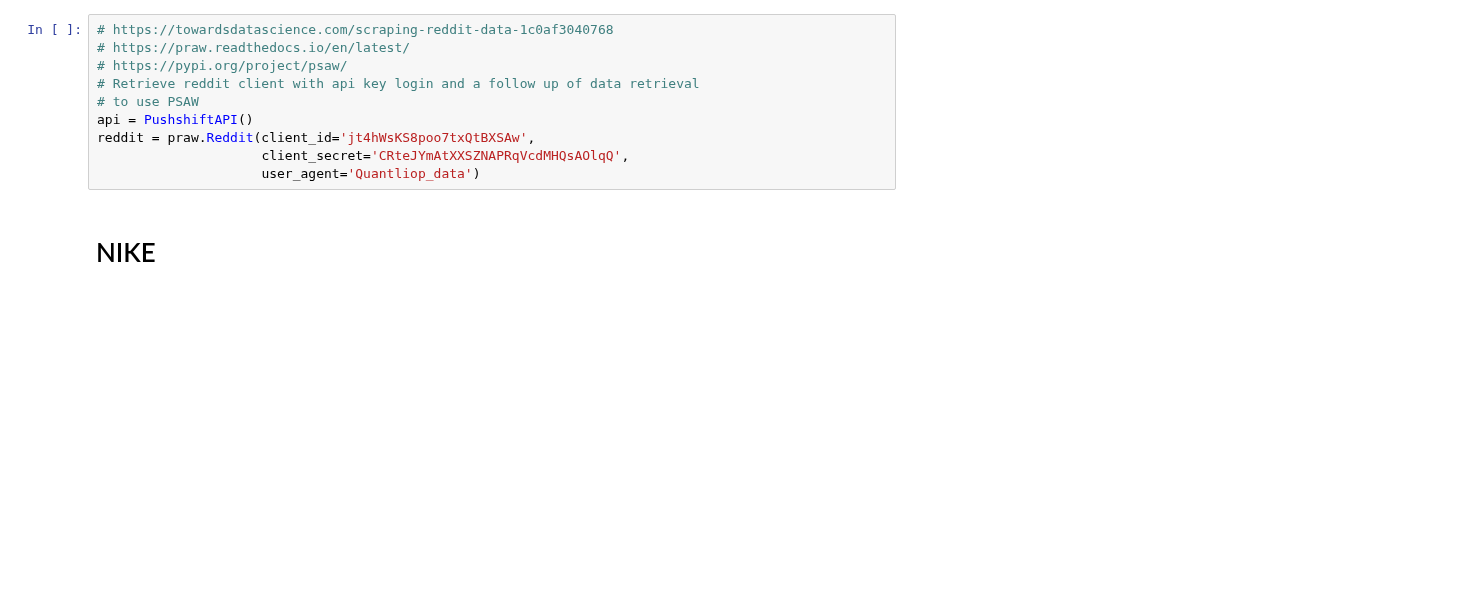
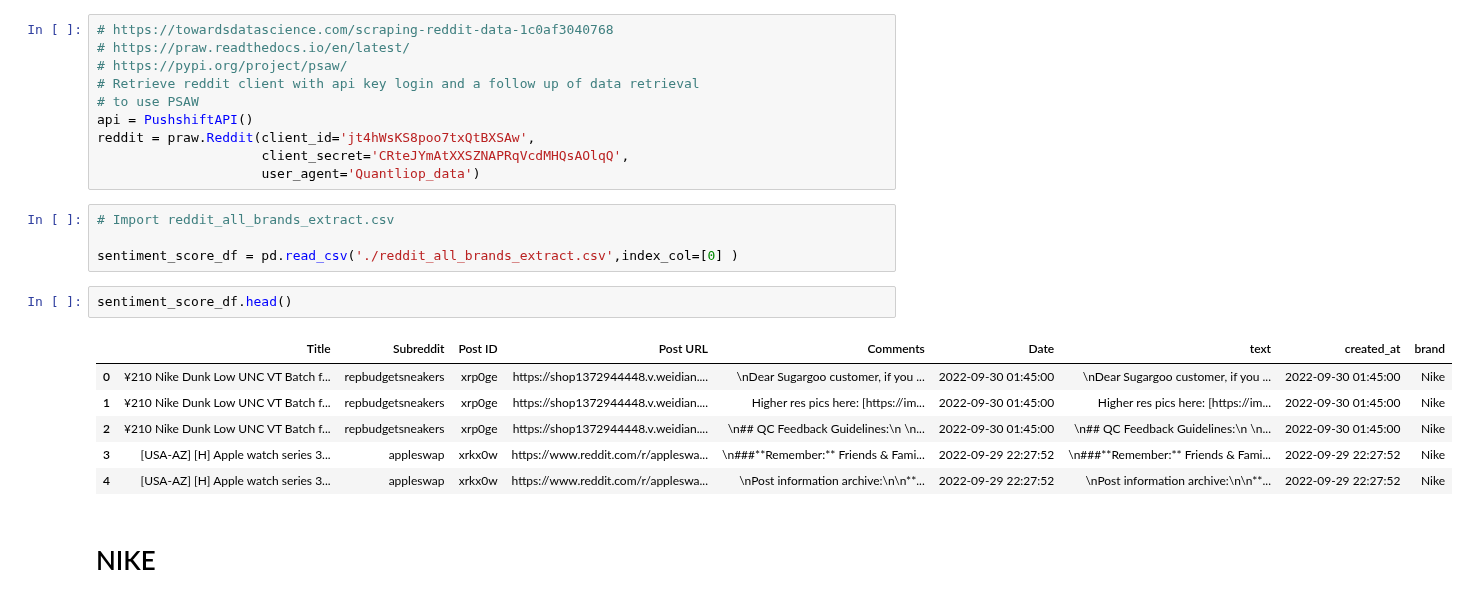
Before and after one commit to HuanSunGo/Quantilope_Core, a Jupyter notebook: src/reddit_analysis/Key_Word_Reddit_API_Aug_Sept-3.ipynb, the cells around one changed output. Drawn from its saved outputs; the diff is of its cells as text; blank space fills up the shorter version.

Commit message:
cleanup for reddit

```diff
--- a/src/reddit_analysis/Key_Word_Reddit_API_Aug_Sept-3.ipynb
+++ b/src/reddit_analysis/Key_Word_Reddit_API_Aug_Sept-3.ipynb
@@ -18,6 +18,19 @@ api = PushshiftAPI()
 reddit = praw.Reddit(client_id='jt4hWsKS8poo7txQtBXSAw',
                      client_secret='CRteJYmAtXXSZNAPRqVcdMHQsAOlqQ',
                      user_agent='Quantliop_data')
+# %%
+# Import reddit_all_brands_extract.csv
+
+sentiment_score_df = pd.read_csv('./reddit_all_brands_extract.csv',index_col=[0] )
+# %%
+sentiment_score_df.head()
+# %% [output]
+|  | Title | Subreddit | Post ID | Post URL | Comments | Date | text | created_at | brand |
+| 0 | ¥210 Nike Dunk Low UNC VT Batch f... | repbudgetsneakers | xrp0ge | https://shop1372944448.v.weidian.... | \nDear Sugargoo customer, if you ... | 2022-09-30 01:45:00 | \nDear Sugargoo customer, if you ... | 2022-09-30 01:45:00 | Nike |
+| 1 | ¥210 Nike Dunk Low UNC VT Batch f... | repbudgetsneakers | xrp0ge | https://shop1372944448.v.weidian.... | Higher res pics here: [https://im... | 2022-09-30 01:45:00 | Higher res pics here: [https://im... | 2022-09-30 01:45:00 | Nike |
+| 2 | ¥210 Nike Dunk Low UNC VT Batch f... | repbudgetsneakers | xrp0ge | https://shop1372944448.v.weidian.... | \n## QC Feedback Guidelines:\n \n... | 2022-09-30 01:45:00 | \n## QC Feedback Guidelines:\n \n... | 2022-09-30 01:45:00 | Nike |
+| 3 | [USA-AZ] [H] Apple watch series 3... | appleswap | xrkx0w | https://www.reddit.com/r/appleswa... | \n###**Remember:** Friends & Fami... | 2022-09-29 22:27:52 | \n###**Remember:** Friends & Fami... | 2022-09-29 22:27:52 | Nike |
+| 4 | [USA-AZ] [H] Apple watch series 3... | appleswap | xrkx0w | https://www.reddit.com/r/appleswa... | \nPost information archive:\n\n**... | 2022-09-29 22:27:52 | \nPost information archive:\n\n**... | 2022-09-29 22:27:52 | Nike |
 # %% [markdown]
 # NIKE
 # %%
```
Also changed, not shown: parts of 6 cells of this notebook.
